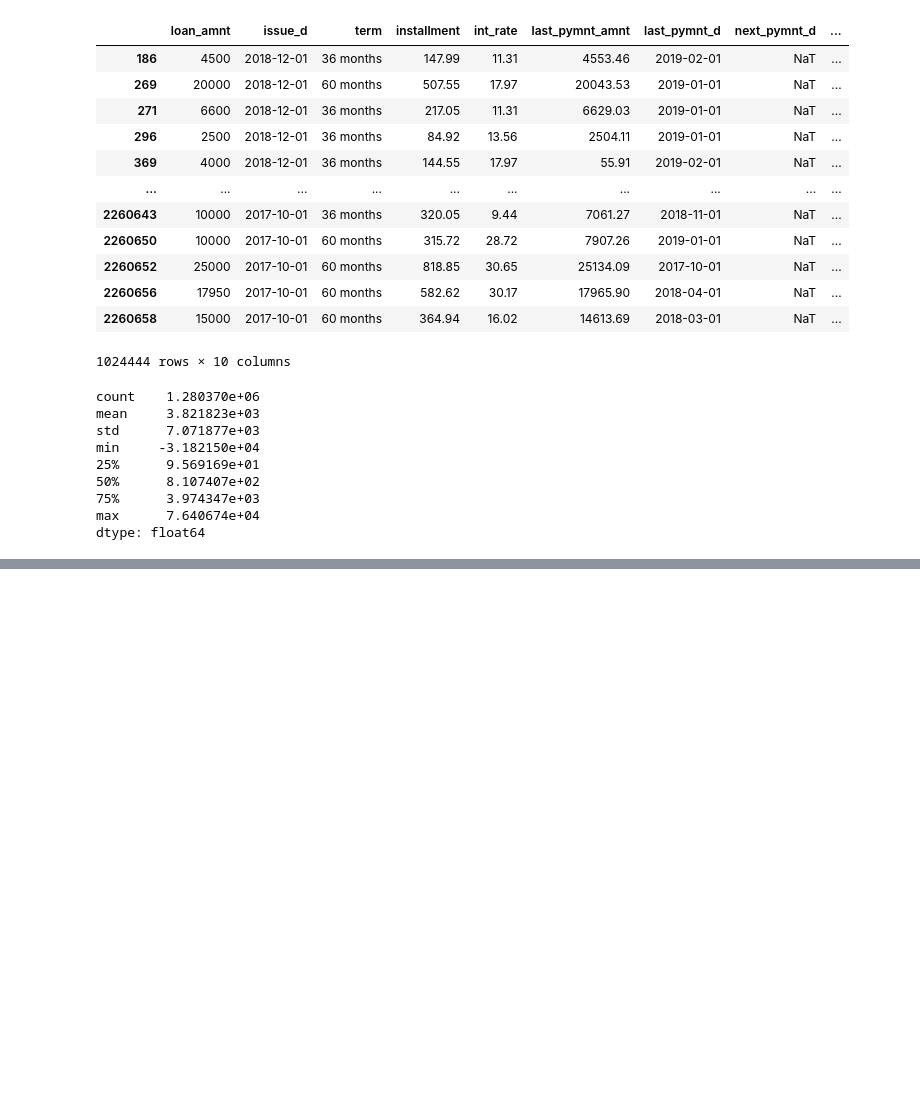
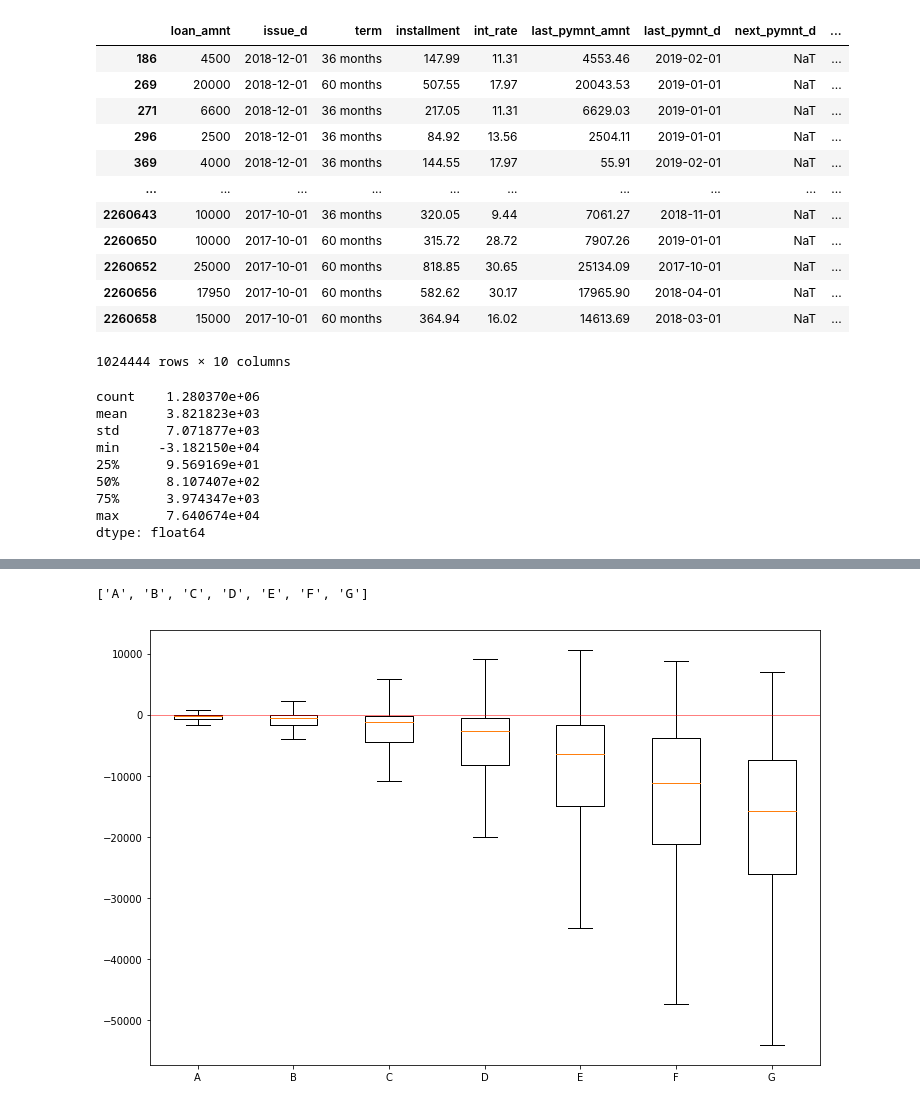
Before and after one commit to ktzioumis/Lending-Club, a Jupyter notebook: Lending-Club.ipynb, the cells around one changed output, grey strips where cells are left out. Cells and saved outputs as stored; diff of their text form; code cells hidden in the pictures; blank space fills up the shorter version.

```diff
--- a/Lending-Club.ipynb
+++ b/Lending-Club.ipynb
@@ -938,0 +1003,21 @@ dtype: float64
+# %%
+sorted(df_complete['grade'].unique())
+# %% [output]
+['A', 'B', 'C', 'D', 'E', 'F', 'G']
+# %%
+#deviation from expected return by grade
+plt.figure(figsize=(12,8))
+
+plt.boxplot([df_complete.loc[df_complete['grade']=='A']['total_pymnt']-df_complete.loc[df_complete['grade']=='A']['expected_total_pymnt'],
+            df_complete.loc[df_complete['grade']=='B']['total_pymnt']-df_complete.loc[df_complete['grade']=='B']['expected_total_pymnt'],
+            df_complete.loc[df_complete['grade']=='C']['total_pymnt']-df_complete.loc[df_complete['grade']=='C']['expected_total_pymnt'],
+            df_complete.loc[df_complete['grade']=='D']['total_pymnt']-df_complete.loc[df_complete['grade']=='D']['expected_total_pymnt'],
+            df_complete.loc[df_complete['grade']=='E']['total_pymnt']-df_complete.loc[df_complete['grade']=='E']['expected_total_pymnt'],
+            df_complete.loc[df_complete['grade']=='F']['total_pymnt']-df_complete.loc[df_complete['grade']=='F']['expected_total_pymnt'],
+            df_complete.loc[df_complete['grade']=='G']['total_pymnt']-df_complete.loc[df_complete['grade']=='G']['expected_total_pymnt']],showfliers=False)
+plt.xticks([1,2,3,4,5,6,7],['A', 'B', 'C', 'D', 'E', 'F', 'G'])
+plt.axhline(0,color='red',linewidth=0.5)
+
+plt.show()
+# %% [output]
+[figure, added]
```
Also changed, not shown: parts of 30 cells of this notebook, 2 other files.
